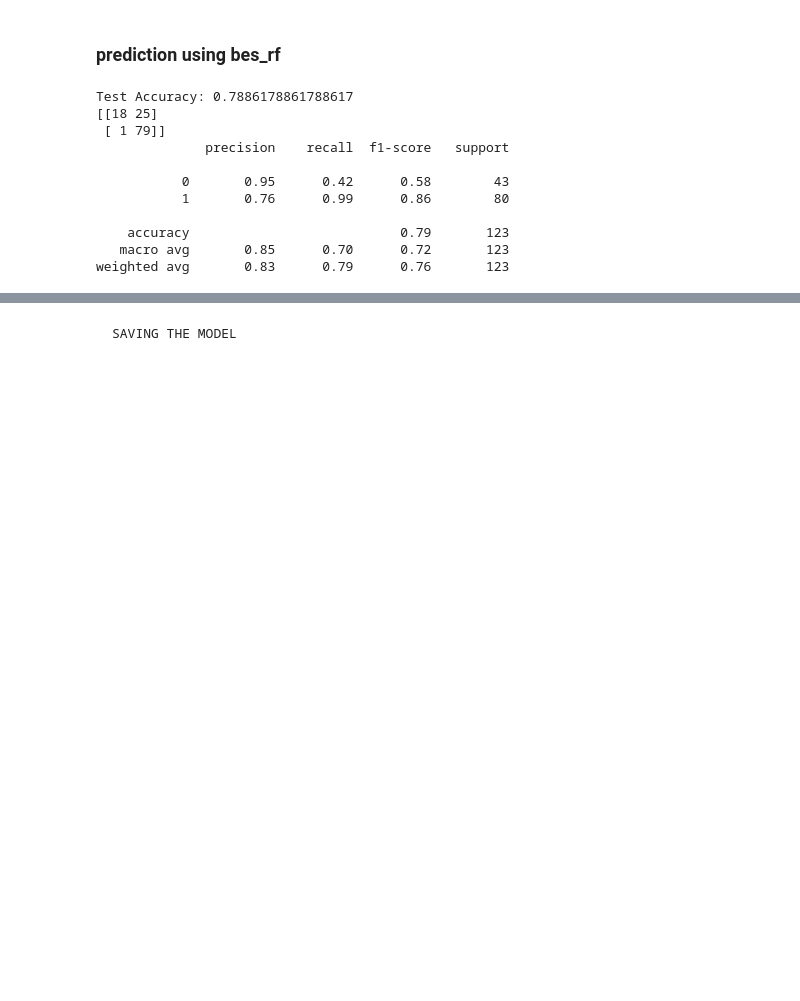
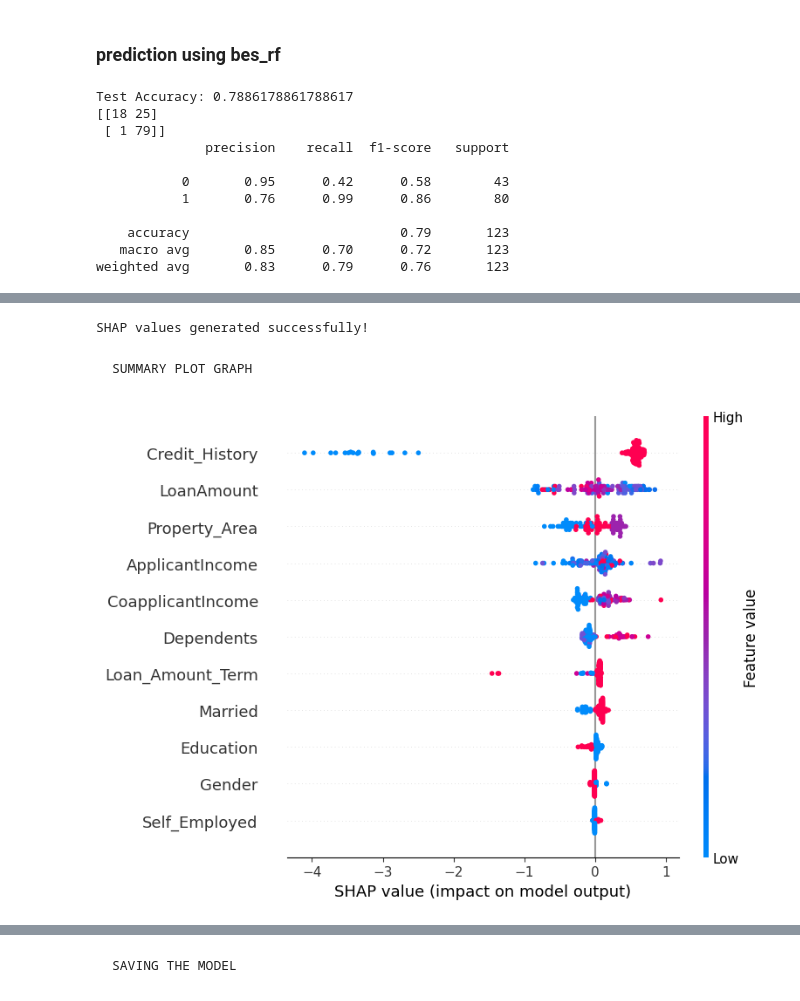
Before and after one commit to lovekaushikk52/loan-approval-prediction, a Jupyter notebook: notebook/Loan_Approval.ipynb, the cells around one changed output, grey strips where cells are left out. Saved outputs shown, nothing was run; the diff lists cells and outputs as text; code cells hidden in the pictures; blank space fills up the shorter version.

Commit message:
Added XGBoost model and SHAP XAI

```diff
--- a/notebook/Loan_Approval.ipynb
+++ b/notebook/Loan_Approval.ipynb
@@ -587,0 +598,10 @@ weighted avg       0.83      0.79      0.76       123
+# %%
+xgb_model = XGBClassifier(
+    n_estimators=100,
+    learning_rate=0.1,
+    max_depth=3,
+    random_state=42,
+    eval_metric="logloss"
+)
+
+xgb_model.fit(x_train, y_train)
@@ -587,0 +811,36 @@ weighted avg       0.83      0.79      0.76       123
+# %%
+import shap
+
+# Create SHAP explainer for XGBoost model
+explainer = shap.TreeExplainer(xgb_model)
+
+# Calculate SHAP values
+shap_values = explainer(x_test)
+
+print("SHAP values generated successfully!")
+# %% [output]
+SHAP values generated successfully!
+# %% [markdown]
+    SUMMARY PLOT GRAPH
+# %%
+feature_names = [
+    "Gender",
+    "Married",
+    "Dependents",
+    "Education",
+    "Self_Employed",
+    "ApplicantIncome",
+    "CoapplicantIncome",
+    "LoanAmount",
+    "Loan_Amount_Term",
+    "Credit_History",
+    "Property_Area"
+]
+
+shap.summary_plot(
+    shap_values,
+    x_test,
+    feature_names=feature_names
+)
+# %% [output]
+[figure, added]
```
Also changed, not shown: parts of 24 cells of this notebook, 4 other files.
